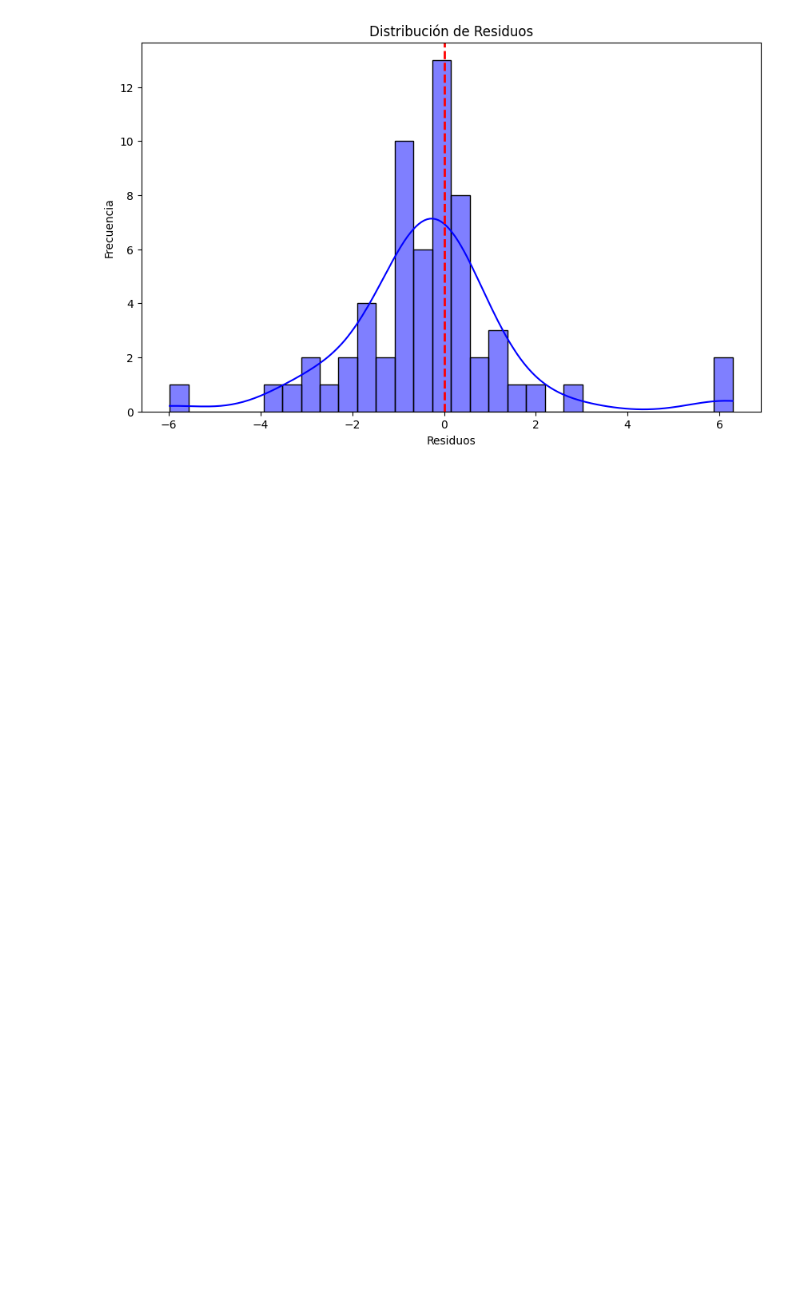
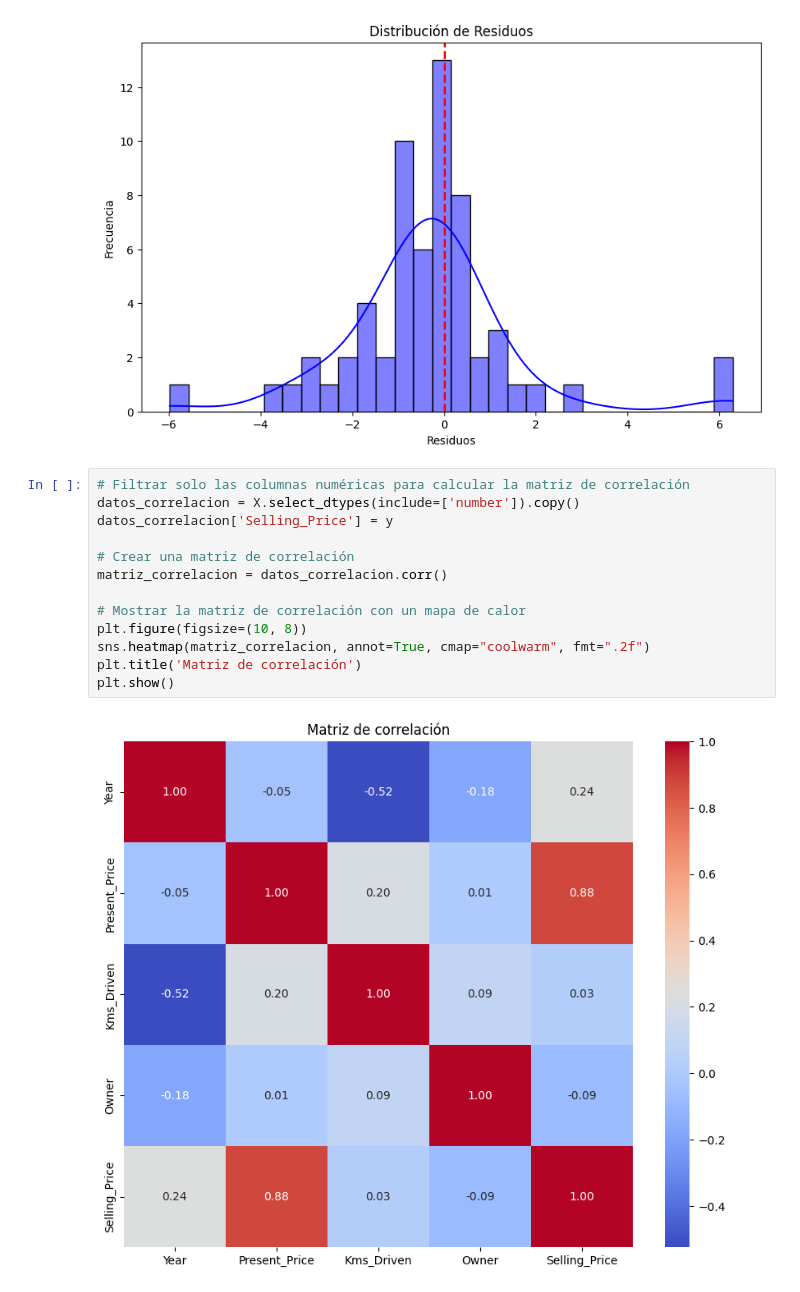
Before and after one commit to jhoan34/an-lisis-de-datos, a Jupyter notebook: Untitled.ipynb, the cells around one changed output. Cells and saved outputs as stored; diff of their text form; blank space fills up the shorter version.

```diff
--- a/Untitled.ipynb
+++ b/Untitled.ipynb
@@ -214,3 +215,18 @@ plt.axvline(x=0, color='red', linestyle='--', linewidth=2)
 plt.show()
 # %% [output]
 [figure]
+# %%
+# Filtrar solo las columnas numéricas para calcular la matriz de correlación
+datos_correlacion = X.select_dtypes(include=['number']).copy()
+datos_correlacion['Selling_Price'] = y
+
+# Crear una matriz de correlación
+matriz_correlacion = datos_correlacion.corr()
+
+# Mostrar la matriz de correlación con un mapa de calor
+plt.figure(figsize=(10, 8))
+sns.heatmap(matriz_correlacion, annot=True, cmap="coolwarm", fmt=".2f")
+plt.title('Matriz de correlación')
+plt.show()
+# %% [output]
+[figure, added]
```
Also changed, not shown: parts of 1 cell of this notebook.
